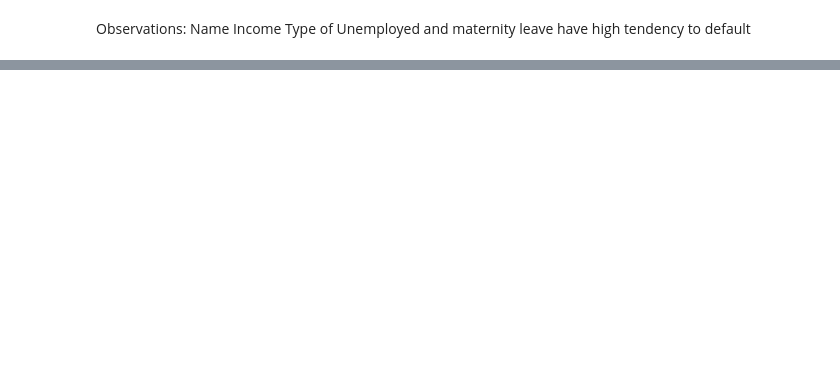
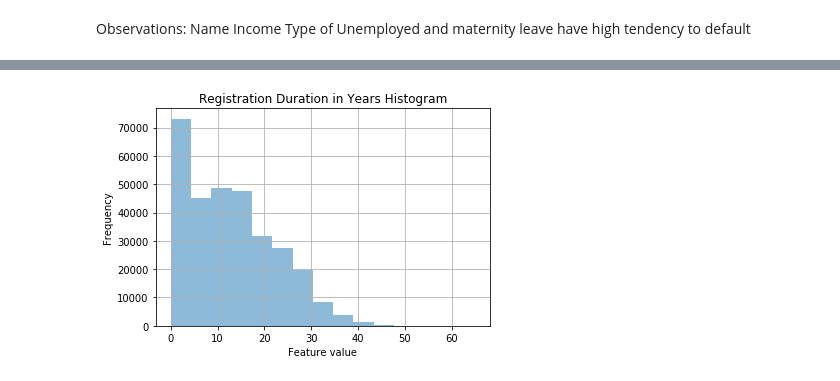
Before and after one commit to omaralqa/udacity_capstone_project, a Jupyter notebook: Data Exploration.ipynb, the cells around one changed output, grey strips where cells are left out. Saved outputs shown, nothing was run; the diff lists cells and outputs as text; code cells hidden in the pictures; blank space fills up the shorter version.

```diff
--- a/Data Exploration.ipynb
+++ b/Data Exploration.ipynb
@@ -114,0 +168,7 @@ Name Income Type of Unemployed and maternity leave have high tendency to default
+# %%
+(X['DAYS_REGISTRATION'].abs() // 375).plot.hist(alpha=0.5, bins=15, grid=True, legend=None)  # Pandas helper function to plot a hist. Uses matplotlib under the hood.
+plt.xlabel("Feature value")
+plt.title("Registration Duration in Years Histogram")
+plt.show()
+# %% [output]
+[figure, added]
```
Also changed, not shown: parts of 5 cells of this notebook, 7 other files.
